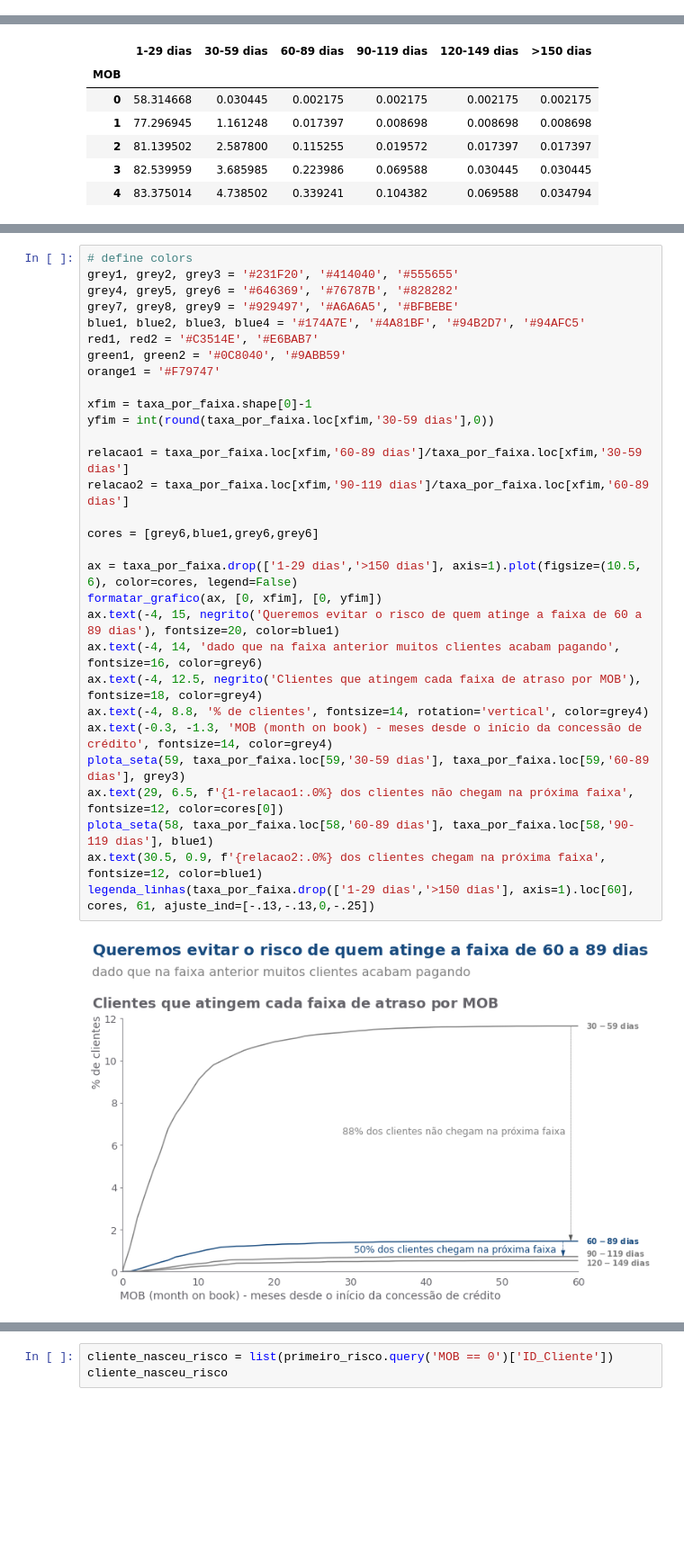
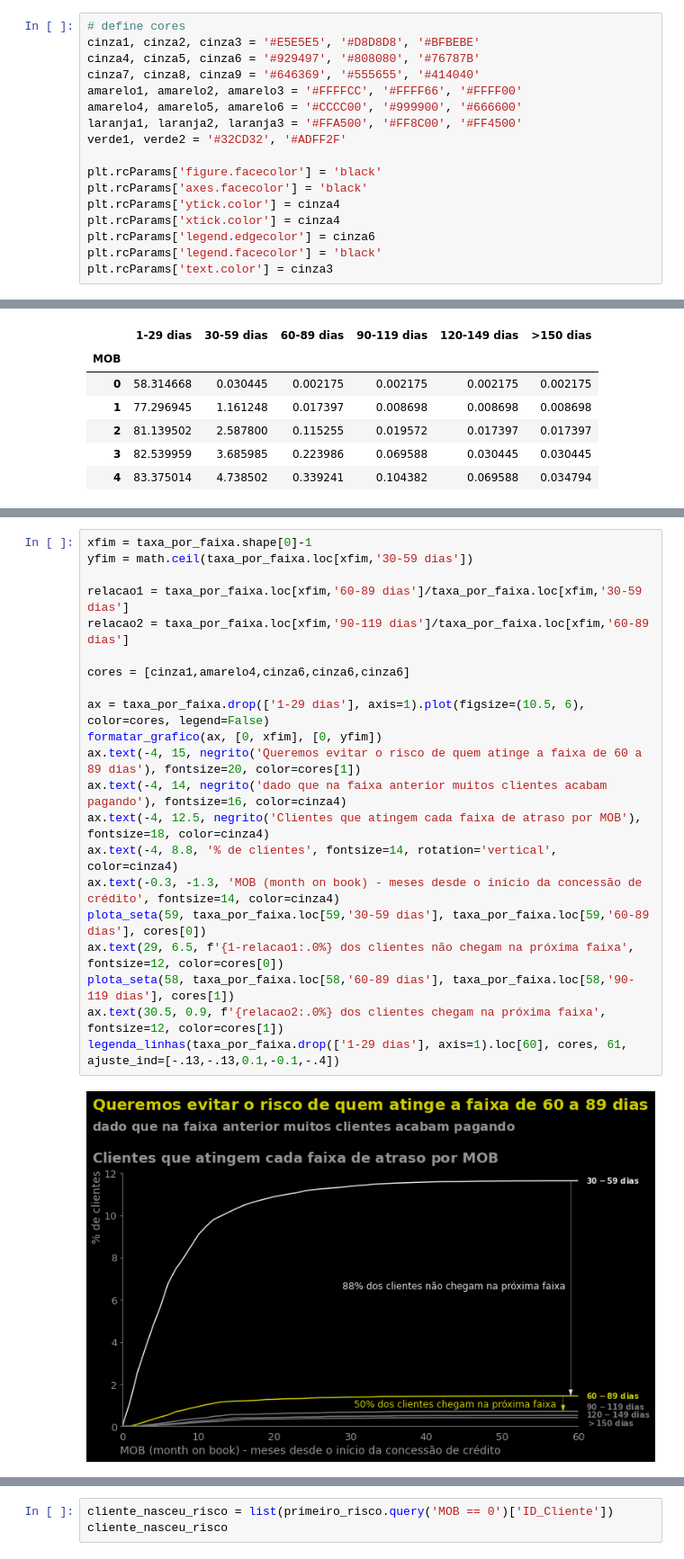
Before and after one commit to ViniciusCastillo/Aprendendo, a Jupyter notebook: Analise_Base_Aprovados.ipynb, the cells around one changed output, grey strips where cells are left out. Shown at 90% size. Drawn from its saved outputs; the diff is of its cells as text; blank space fills up the shorter version.

```diff
--- a/Analise_Base_Aprovados.ipynb
+++ b/Analise_Base_Aprovados.ipynb
@@ -18,0 +9,17 @@ from imblearn.pipeline import Pipeline
+# %%
+# define cores
+cinza1, cinza2, cinza3 = '#E5E5E5', '#D8D8D8', '#BFBEBE'
+cinza4, cinza5, cinza6 = '#929497', '#808080', '#76787B'
+cinza7, cinza8, cinza9 = '#646369', '#555655', '#414040'
+amarelo1, amarelo2, amarelo3 = '#FFFFCC', '#FFFF66', '#FFFF00'
+amarelo4, amarelo5, amarelo6 = '#CCCC00', '#999900', '#666600'
+laranja1, laranja2, laranja3 = '#FFA500', '#FF8C00', '#FF4500'
+verde1, verde2 = '#32CD32', '#ADFF2F'
+
+plt.rcParams['figure.facecolor'] = 'black'
+plt.rcParams['axes.facecolor'] = 'black'
+plt.rcParams['ytick.color'] = cinza4
+plt.rcParams['xtick.color'] = cinza4
+plt.rcParams['legend.edgecolor'] = cinza6
+plt.rcParams['legend.facecolor'] = 'black'
+plt.rcParams['text.color'] = cinza3
@@ -186,35 +193,26 @@ def plota_seta(distancia, inicial, final, cor, horientacao='v', ls=':', lw=.5):
 # %%
-# define colors
-grey1, grey2, grey3 = '#231F20', '#414040', '#555655'
-grey4, grey5, grey6 = '#646369', '#76787B', '#828282'
-grey7, grey8, grey9 = '#929497', '#A6A6A5', '#BFBEBE'
-blue1, blue2, blue3, blue4 = '#174A7E', '#4A81BF', '#94B2D7', '#94AFC5'
-red1, red2 = '#C3514E', '#E6BAB7'
-green1, green2 = '#0C8040', '#9ABB59'
-orange1 = '#F79747'
-
 xfim = taxa_por_faixa.shape[0]-1
-yfim = int(round(taxa_por_faixa.loc[xfim,'30-59 dias'],0))
+yfim = math.ceil(taxa_por_faixa.loc[xfim,'30-59 dias'])
 
 relacao1 = taxa_por_faixa.loc[xfim,'60-89 dias']/taxa_por_faixa.loc[xfim,'30-59 dias']
 relacao2 = taxa_por_faixa.loc[xfim,'90-119 dias']/taxa_por_faixa.loc[xfim,'60-89 dias']
 
-cores = [grey6,blue1,grey6,grey6]
+cores = [cinza1,amarelo4,cinza6,cinza6,cinza6]
 
-ax = taxa_por_faixa.drop(['1-29 dias','>150 dias'], axis=1).plot(figsize=(10.5, 6), color=cores, legend=False)
+ax = taxa_por_faixa.drop(['1-29 dias'], axis=1).plot(figsize=(10.5, 6), color=cores, legend=False)
 formatar_grafico(ax, [0, xfim], [0, yfim])
-ax.text(-4, 15, negrito('Queremos evitar o risco de quem atinge a faixa de 60 a 89 dias'), fontsize=20, color=blue1)
-ax.text(-4, 14, 'dado que na faixa anterior muitos clientes acabam pagando', fontsize=16, color=grey6)
-ax.text(-4, 12.5, negrito('Clientes que atingem cada faixa de atraso por MOB'), fontsize=18, color=grey4)
-ax.text(-4, 8.8, '% de clientes', fontsize=14, rotation='vertical', color=grey4)
-ax.text(-0.3, -1.3, 'MOB (month on book) - meses desde o início da concessão de crédito', fontsize=14, color=grey4)
-plota_seta(59, taxa_por_faixa.loc[59,'30-59 dias'], taxa_por_faixa.loc[59,'60-89 dias'], grey3)
+ax.text(-4, 15, negrito('Queremos evitar o risco de quem atinge a faixa de 60 a 89 dias'), fontsize=20, color=cores[1])
+ax.text(-4, 14, negrito('dado que na faixa anterior muitos clientes acabam pagando'), fontsize=16, color=cinza4)
+ax.text(-4, 12.5, negrito('Clientes que atingem cada faixa de atraso por MOB'), fontsize=18, color=cinza4)
+ax.text(-4, 8.8, '% de clientes', fontsize=14, rotation='vertical', color=cinza4)
+ax.text(-0.3, -1.3, 'MOB (month on book) - meses desde o início da concessão de crédito', fontsize=14, color=cinza4)
+plota_seta(59, taxa_por_faixa.loc[59,'30-59 dias'], taxa_por_faixa.loc[59,'60-89 dias'], cores[0])
 ax.text(29, 6.5, f'{1-relacao1:.0%} dos clientes não chegam na próxima faixa', fontsize=12, color=cores[0])
-plota_seta(58, taxa_por_faixa.loc[58,'60-89 dias'], taxa_por_faixa.loc[58,'90-119 dias'], blue1)
-ax.text(30.5, 0.9, f'{relacao2:.0%} dos clientes chegam na próxima faixa', fontsize=12, color=blue1)
-legenda_linhas(taxa_por_faixa.drop(['1-29 dias','>150 dias'], axis=1).loc[60], cores, 61, ajuste_ind=[-.13,-.13,0,-.25])
+plota_seta(58, taxa_por_faixa.loc[58,'60-89 dias'], taxa_por_faixa.loc[58,'90-119 dias'], cores[1])
+ax.text(30.5, 0.9, f'{relacao2:.0%} dos clientes chegam na próxima faixa', fontsize=12, color=cores[1])
+legenda_linhas(taxa_por_faixa.drop(['1-29 dias'], axis=1).loc[60], cores, 61, ajuste_ind=[-.13,-.13,0.1,-0.1,-.4])
 # %% [output]
-[figure, old version]
+[figure, new version]
 # %%
 ref_risco = '60-89 dias'
 aprovados['ref_risco'] = faixas_dict[ref_risco]
```
Also changed, not shown: parts of 13 cells of this notebook.
